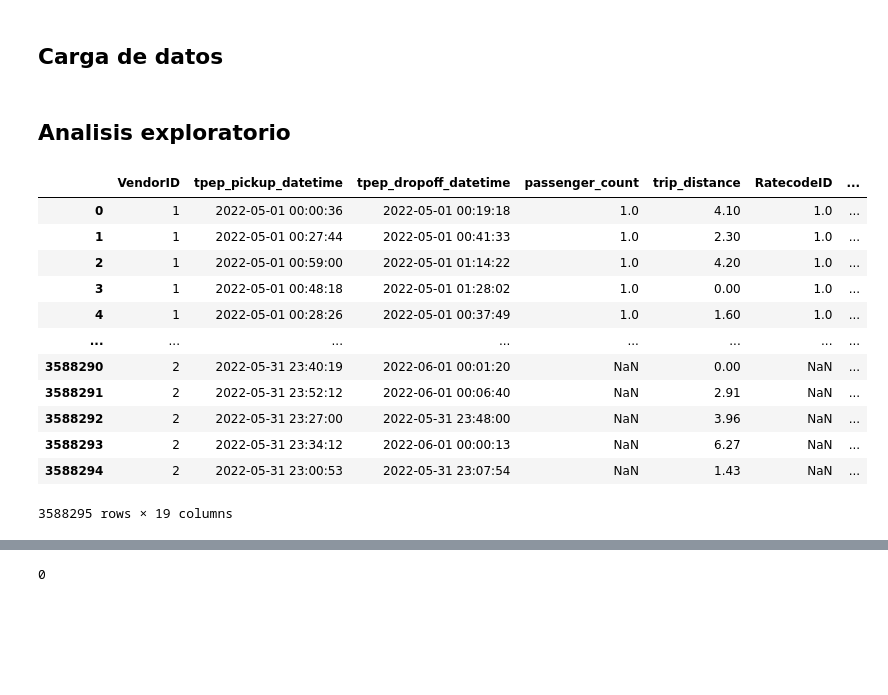
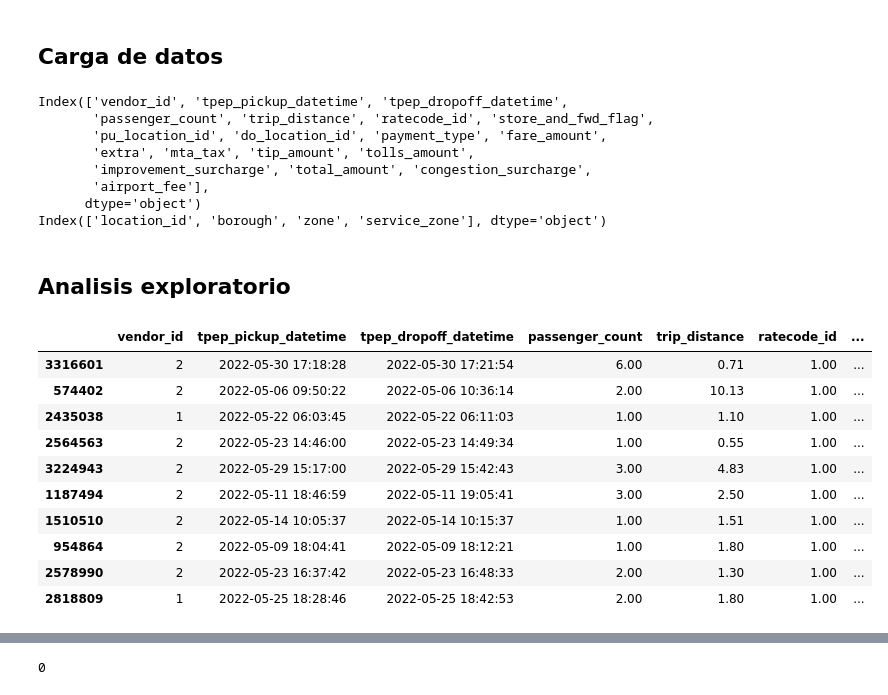
Before and after one commit to RicardoFW11/nyc_taxi_project, a Jupyter notebook: notebooks/01_eda.ipynb, the cells around one changed output, grey strips where cells are left out. Drawn from its saved outputs; the diff is of its cells as text; code cells hidden in the pictures; blank space fills up the shorter version.

```diff
--- a/notebooks/01_eda.ipynb
+++ b/notebooks/01_eda.ipynb
@@ -16,0 +24,22 @@ df = pd.read_parquet('../data/raw/yellow_tripdata_2022-05.parquet', engine='pyar
+# %%
+# Crear función para cambiar nombres de columnas
+def to_snake_case(name):
+    name = name.replace(' ', '_')
+    s1 = re.sub('(.)([A-Z][a-z]+)', r'\1_\2', name)
+    return re.sub('([a-z0-9])([A-Z])', r'\1_\2', s1).lower()
+
+# Rename the columns using the to_snake_case function
+df.columns = [to_snake_case(col) for col in df.columns]
+df_zones.columns = [to_snake_case(col) for col in df_zones.columns]
+
+print(df.columns)
+print(df_zones.columns)
+# %% [output]
+Index(['vendor_id', 'tpep_pickup_datetime', 'tpep_dropoff_datetime',
+       'passenger_count', 'trip_distance', 'ratecode_id', 'store_and_fwd_flag',
+       'pu_location_id', 'do_location_id', 'payment_type', 'fare_amount',
+       'extra', 'mta_tax', 'tip_amount', 'tolls_amount',
+       'improvement_surcharge', 'total_amount', 'congestion_surcharge',
+       'airport_fee'],
+      dtype='object')
+Index(['location_id', 'borough', 'zone', 'service_zone'], dtype='object')
@@ -18,21 +112,19 @@ df = pd.read_parquet('../data/raw/yellow_tripdata_2022-05.parquet', engine='pyar
 ## Analisis exploratorio
 # %%
 # Print data
-df
+df.sample(10)
 # %% [output]
-|  | VendorID | tpep_pickup_datetime | tpep_dropoff_datetime | passenger_count | trip_distance | RatecodeID | ... |
-| 0 | 1 | 2022-05-01 00:00:36 | 2022-05-01 00:19:18 | 1.0 | 4.10 | 1.0 | ... |
-| 1 | 1 | 2022-05-01 00:27:44 | 2022-05-01 00:41:33 | 1.0 | 2.30 | 1.0 | ... |
-| 2 | 1 | 2022-05-01 00:59:00 | 2022-05-01 01:14:22 | 1.0 | 4.20 | 1.0 | ... |
-| 3 | 1 | 2022-05-01 00:48:18 | 2022-05-01 01:28:02 | 1.0 | 0.00 | 1.0 | ... |
-| 4 | 1 | 2022-05-01 00:28:26 | 2022-05-01 00:37:49 | 1.0 | 1.60 | 1.0 | ... |
-| ... | ... | ... | ... | ... | ... | ... | ... |
-| 3588290 | 2 | 2022-05-31 23:40:19 | 2022-06-01 00:01:20 | NaN | 0.00 | NaN | ... |
-| 3588291 | 2 | 2022-05-31 23:52:12 | 2022-06-01 00:06:40 | NaN | 2.91 | NaN | ... |
-| 3588292 | 2 | 2022-05-31 23:27:00 | 2022-05-31 23:48:00 | NaN | 3.96 | NaN | ... |
-| 3588293 | 2 | 2022-05-31 23:34:12 | 2022-06-01 00:00:13 | NaN | 6.27 | NaN | ... |
-| 3588294 | 2 | 2022-05-31 23:00:53 | 2022-05-31 23:07:54 | NaN | 1.43 | NaN | ... |
+|  | vendor_id | tpep_pickup_datetime | tpep_dropoff_datetime | passenger_count | trip_distance | ratecode_id | ... |
+| 3316601 | 2 | 2022-05-30 17:18:28 | 2022-05-30 17:21:54 | 6.00 | 0.71 | 1.00 | ... |
+| 574402 | 2 | 2022-05-06 09:50:22 | 2022-05-06 10:36:14 | 2.00 | 10.13 | 1.00 | ... |
+| 2435038 | 1 | 2022-05-22 06:03:45 | 2022-05-22 06:11:03 | 1.00 | 1.10 | 1.00 | ... |
+| 2564563 | 2 | 2022-05-23 14:46:00 | 2022-05-23 14:49:34 | 1.00 | 0.55 | 1.00 | ... |
+| 3224943 | 2 | 2022-05-29 15:17:00 | 2022-05-29 15:42:43 | 3.00 | 4.83 | 1.00 | ... |
+| 1187494 | 2 | 2022-05-11 18:46:59 | 2022-05-11 19:05:41 | 3.00 | 2.50 | 1.00 | ... |
+| 1510510 | 2 | 2022-05-14 10:05:37 | 2022-05-14 10:15:37 | 1.00 | 1.51 | 1.00 | ... |
+| 954864 | 2 | 2022-05-09 18:04:41 | 2022-05-09 18:12:21 | 1.00 | 1.80 | 1.00 | ... |
+| 2578990 | 2 | 2022-05-23 16:37:42 | 2022-05-23 16:48:33 | 2.00 | 1.30 | 1.00 | ... |
+| 2818809 | 1 | 2022-05-25 18:28:46 | 2022-05-25 18:42:53 | 2.00 | 1.80 | 1.00 | ... |
-3588295 rows × 19 columns
 # %%
 # Show information of the data
 df.info(show_counts=True)
```
Also changed, not shown: parts of 88 cells of this notebook, 1 other file.
